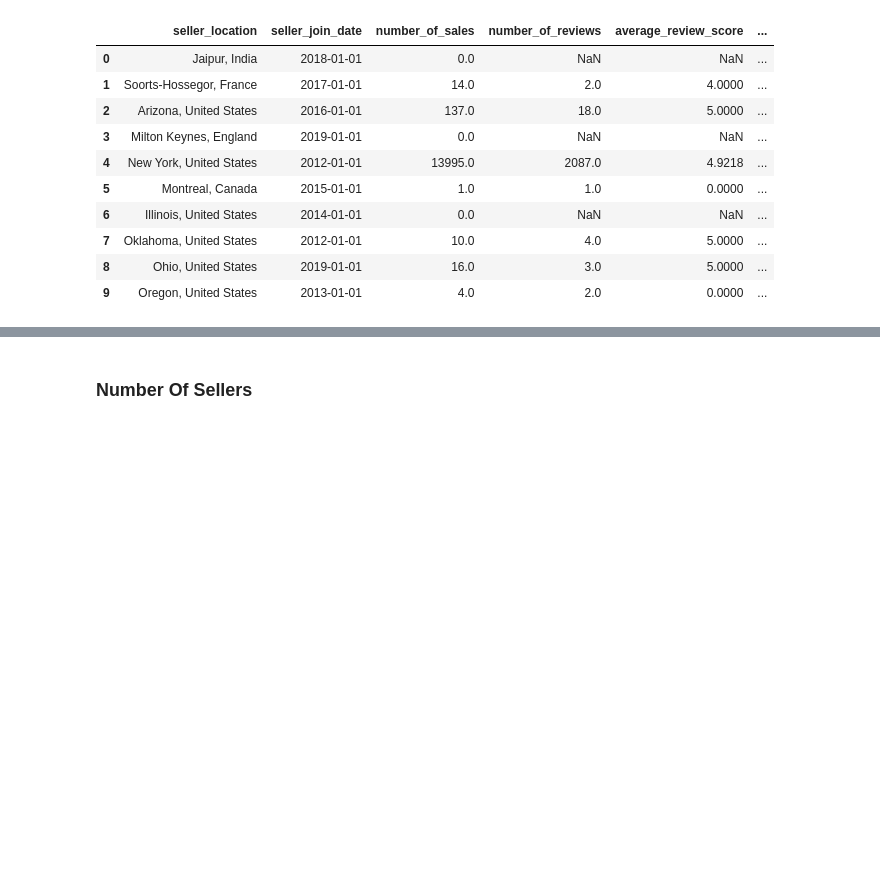
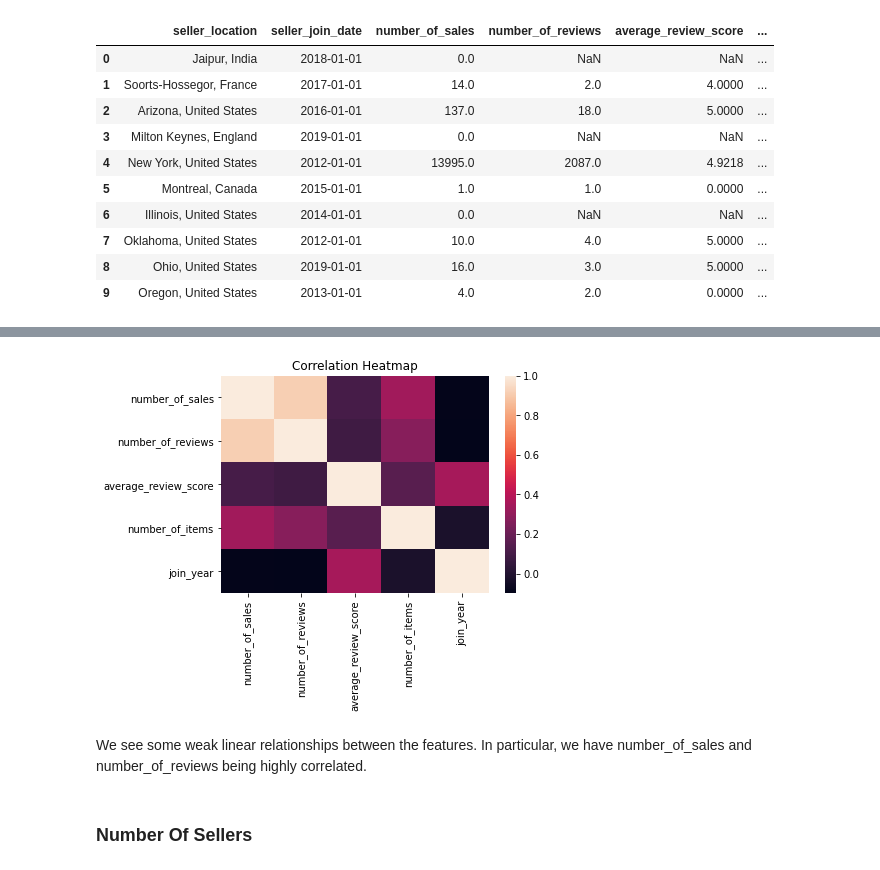
Before and after one commit to dpzhang92/Personal-DS-Projects, a Jupyter notebook: Etsy EDA/Etsy EDA.ipynb, the cells around one changed output, grey strips where cells are left out. Cells and saved outputs as stored; diff of their text form; code cells hidden in the pictures; blank space fills up the shorter version.

```diff
--- a/Etsy EDA/Etsy EDA.ipynb
+++ b/Etsy EDA/Etsy EDA.ipynb
@@ -125,3 +146,11 @@ We first start with the number of shops/sellers in each continent and country.
+# %%
+sns.heatmap(merged.corr())
+plt.title('Correlation Heatmap')
+plt.show()
+# %% [output]
+[figure, added]
+# %% [markdown]
+We see some weak linear relationships between the features. In particular, we have number_of_sales and number_of_reviews being highly correlated.
 # %% [markdown]
 ### Number Of Sellers
 # %%
```
Also changed, not shown: parts of 8 cells of this notebook.
